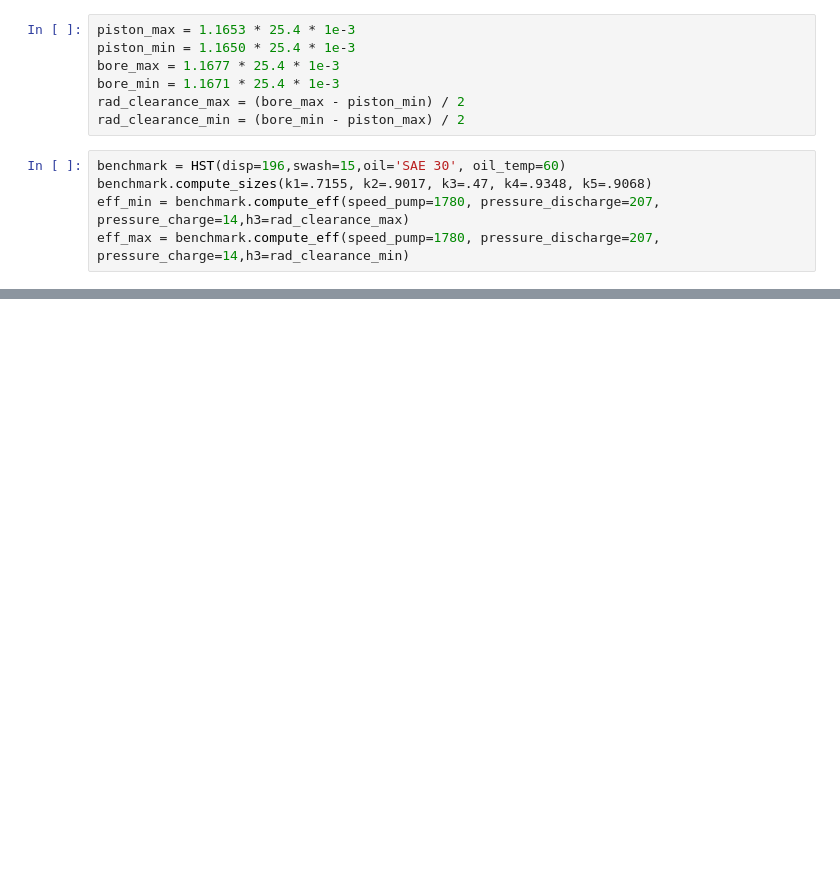
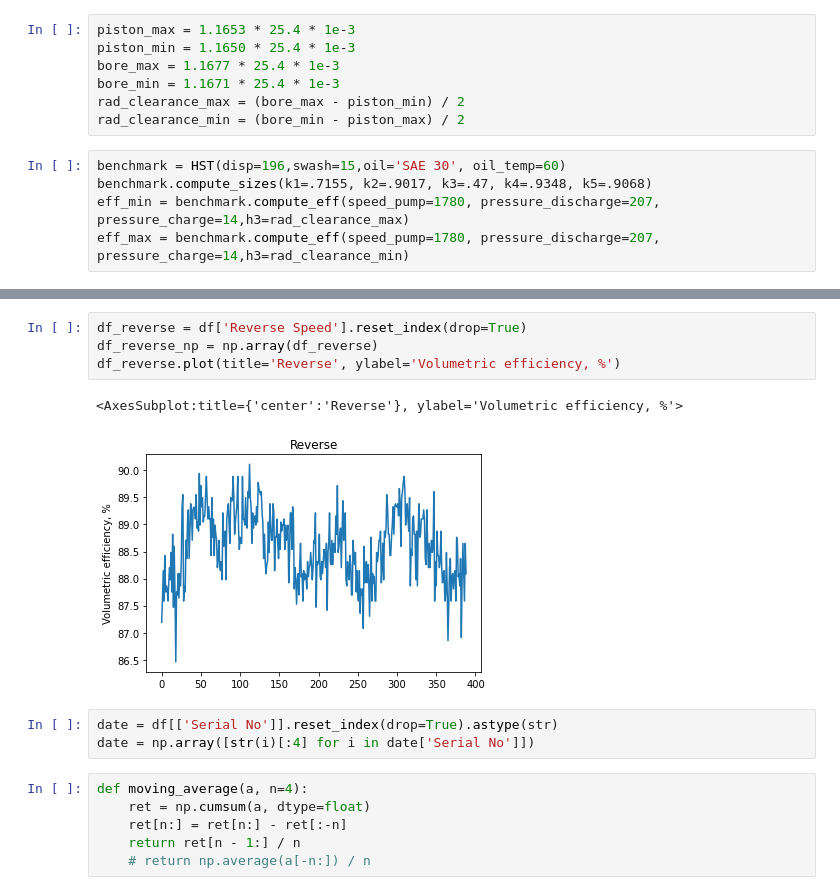
Before and after one commit to ivanokhotnikov/effmap, a Jupyter notebook: Notebooks/validation.ipynb, the cells around one changed output, grey strips where cells are left out. Drawn from its saved outputs; the diff is of its cells as text; blank space fills up the shorter version.

```diff
--- a/Notebooks/validation.ipynb
+++ b/Notebooks/validation.ipynb
@@ -44,0 +49,16 @@ vol_eff.astype(float).plot()
+# %%
+df_reverse = df['Reverse Speed'].reset_index(drop=True)
+df_reverse_np = np.array(df_reverse)
+df_reverse.plot(title='Reverse', ylabel='Volumetric efficiency, %')
+# %% [output]
+<AxesSubplot:title={'center':'Reverse'}, ylabel='Volumetric efficiency, %'>
+[figure, added]
+# %%
+date = df[['Serial No']].reset_index(drop=True).astype(str)
+date = np.array([str(i)[:4] for i in date['Serial No']])
+# %%
+def moving_average(a, n=4):
+    ret = np.cumsum(a, dtype=float)
+    ret[n:] = ret[n:] - ret[:-n]
+    return ret[n - 1:] / n
+    # return np.average(a[-n:]) / n
```
Also changed, not shown: parts of 14 cells of this notebook.
